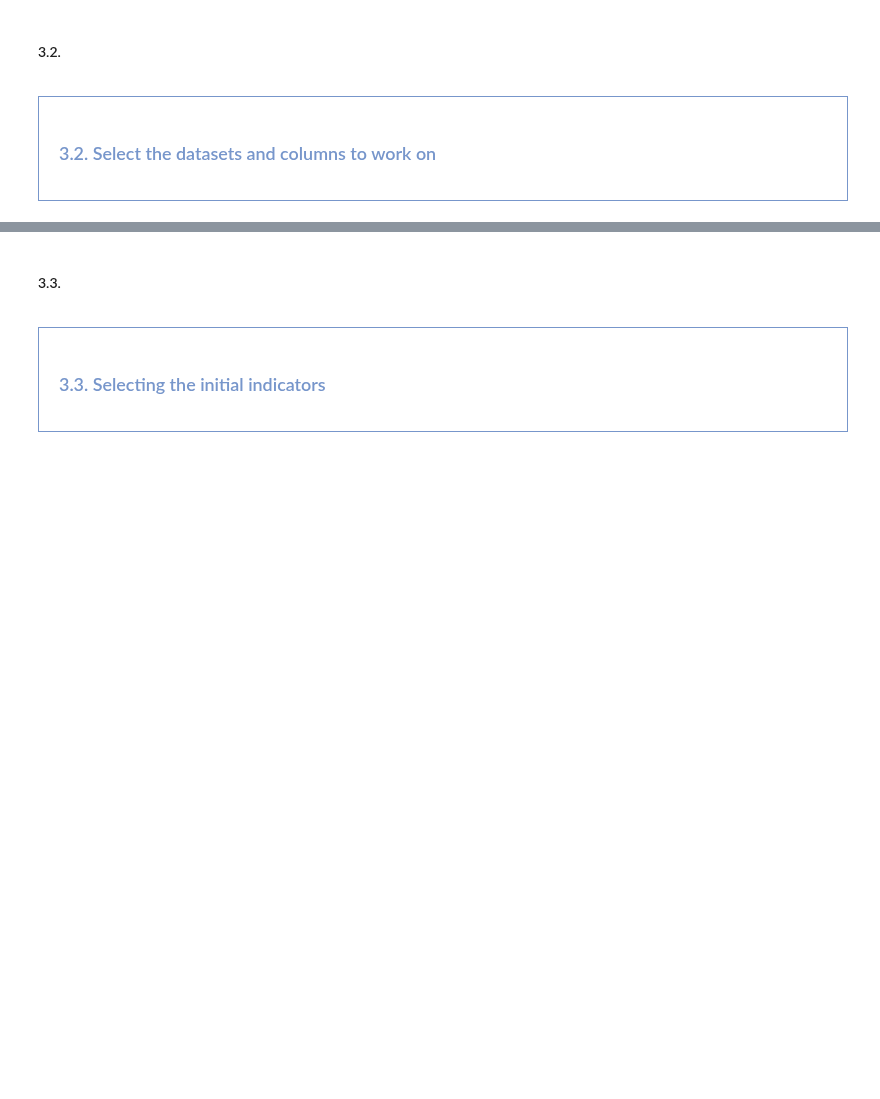
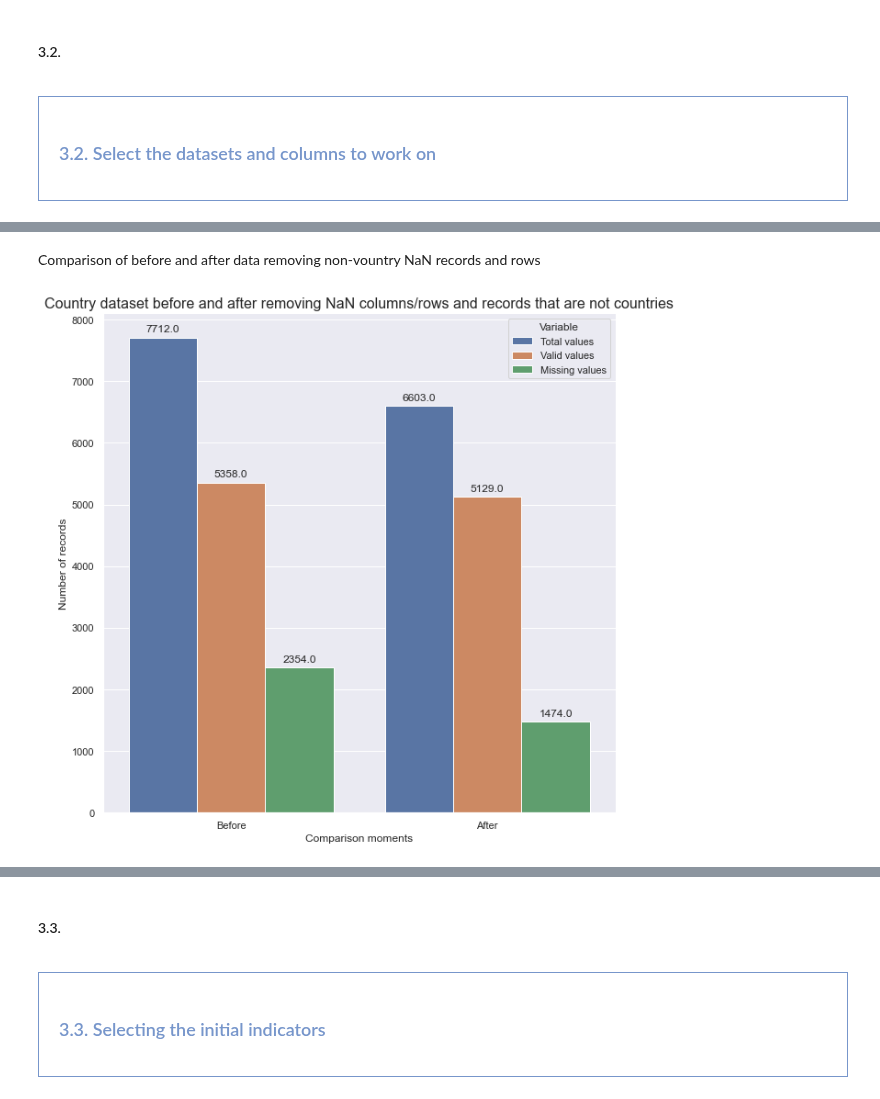
Before and after one commit to samirhinojosa/OC-P2-education-statistics, a Jupyter notebook: notebook.ipynb, the cells around one changed output, grey strips where cells are left out. Cells and saved outputs as stored; diff of their text form; code cells hidden in the pictures; blank space fills up the shorter version.

Commit message:
Adding cleaning main dataset

```diff
--- a/notebook.ipynb
+++ b/notebook.ipynb
@@ -35,6 +40,11 @@
 import io
 from math import prod
 import pandas as pd
+import matplotlib .pyplot as plt
+import seaborn as sns
+
+%matplotlib inline
+sns.set()
 # %% [markdown]
 #### 1.2.
 # %% [markdown]
@@ -91,21 +101,23 @@ def df_initial_analysis(df, columns, name_df):
         print("--------------------------------------------------------------------------")
         print(df_resume.sort_values("Records", ascending=False))
 
-def most_common_words(labels, quantity):
+
+def comparison_dfs(df_original, df_copy):
     """
-    Split all words present in list and count how many times it
-    is repeated in the list.
+    Create a DataFrame based on comparación between the original DataFrame and the copy DataFrame.
     Args:
-        labels (list): List of strings to split.
-        quantity (int): Amount of most common words to return.
+        df_original (pandas.DataFrame): DataFrame original.
+        df_copy (pandas.DataFrame): DataFrame copy.
     Returns:
-        counter (liste): List of words splitted with its number of ocurrences.
+        df_comparison (pandas.DataFrame): DataFrame comparison.
     """
-    words = [i.split(" ", 1)[0] for i in labels]
-    counter = Counter(words).most_common(quantity)
-    df = pd.DataFrame(counter, columns=["Word", "Occurence number"])\
-                        .sort_values(by="Occurence number", ascending=True)
-    return df
+    df_comparison = pd.DataFrame({
+        "Moment" : ["Before", "After"],
+        "Total values" : [prod(df_original.shape), prod(df_copy.shape)],
+        "Valid values" : [(prod(df_original.shape)-df_original.isna().sum().sum()), (prod(df_copy.shape)-df_copy.isna().sum().sum())],
+        "Missing values" : [df_original.isna().sum().sum(), df_copy.isna().sum().sum()]
+    })
+    return df_comparison
 # %% [markdown]
 ## Chapter 2.
 # %% [markdown]
@@ -407,0 +499,3 @@ Based on the context of the problem, I am going to work in the following way.
+# %%
+# copying the dataset into new dataset and removing the NaN columns to work on it
+df_country_copy = df_country.dropna(axis="columns", how="all").dropna(axis="rows", how="all")
@@ -407,0 +532,16 @@ Based on the context of the problem, I am going to work in the following way.
+# %% [markdown]
+Comparison of before and after data removing non-vountry NaN records and rows
+# %%
+df_comparison = comparison_dfs(df_country, df_country_copy)
+fig, ax1 = plt.subplots(figsize=(10, 10))
+dt = df_comparison.melt(id_vars="Moment").rename(columns=str.title)
+plot = sns.barplot(x="Moment", y="Value", data=dt, hue="Variable", ax=ax1)
+for p in plot.patches:
+    plot.annotate(format(p.get_height(), ".1f"), (p.get_x() + p.get_width() / 2., p.get_height()),
+                    ha="center", va="center", xytext=(0, 9), textcoords="offset points")
+plt.xlabel("Comparison moments", size=12)
+plt.ylabel("Number of records", size=12)
+plt.title("Country dataset before and after removing NaN columns/rows and records that are not countries", size=16)
+sns.despine(fig)
+# %% [output]
+[figure, added]
```
Also changed, not shown: parts of 33 cells of this notebook.
